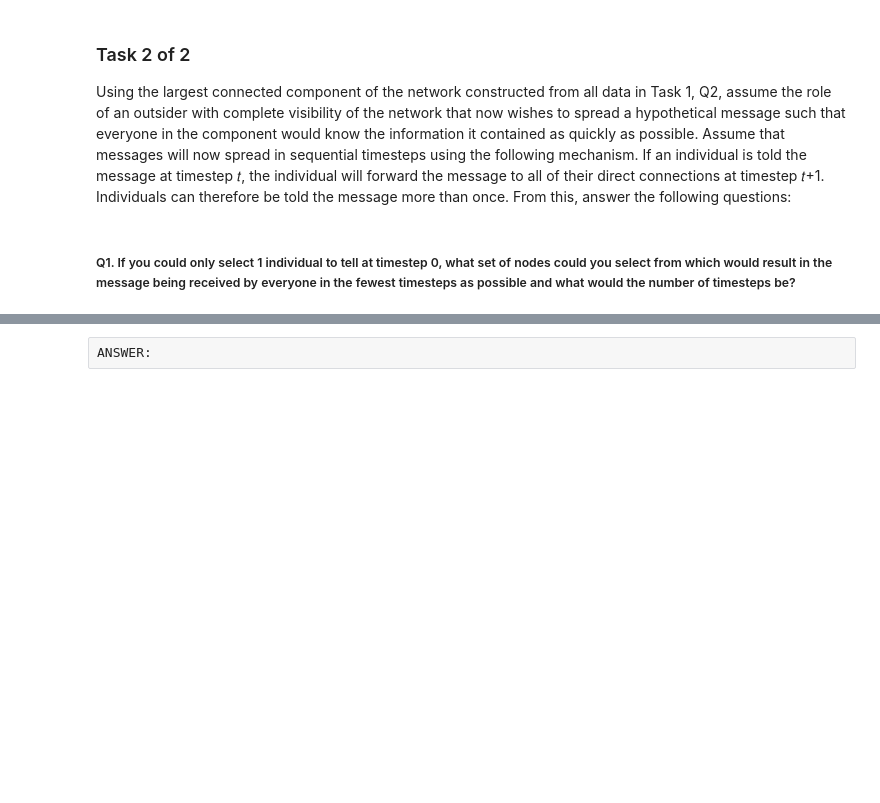
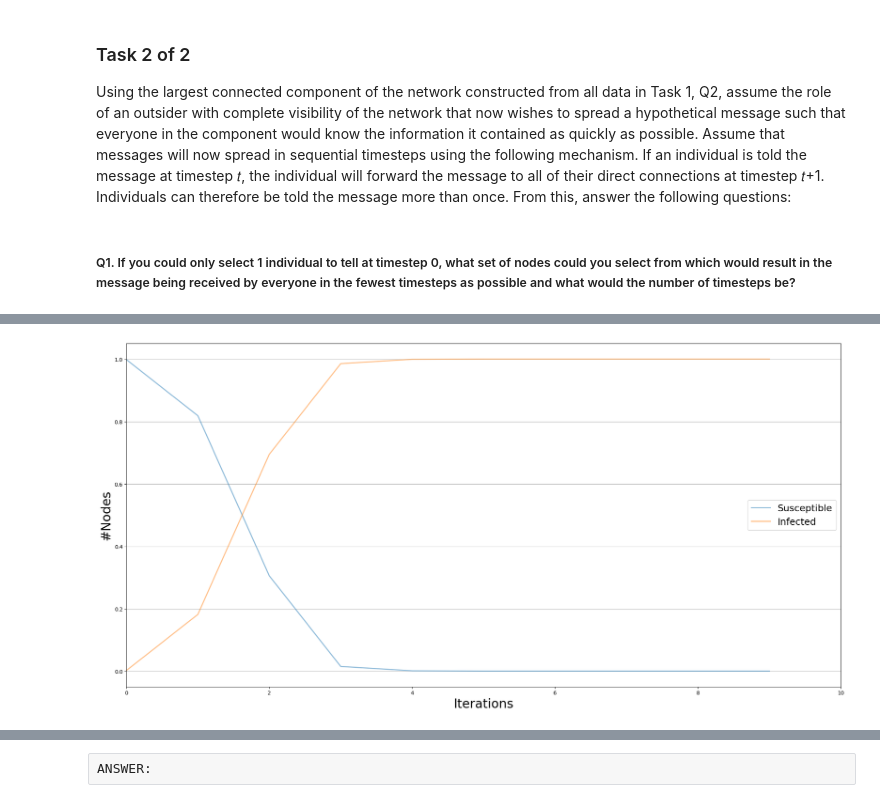
Before and after one commit to C56519/CMT224, a Jupyter notebook: coursework/part-3.ipynb, the cells around one changed output, grey strips where cells are left out. Cells and saved outputs as stored; diff of their text form; code cells hidden in the pictures; blank space fills up the shorter version.

```diff
--- a/coursework/part-3.ipynb
+++ b/coursework/part-3.ipynb
@@ -238,3 +271,89 @@ Using the largest connected component of the network constructed from all data i
 ##### Q1. If you could only select 1 individual to tell at timestep 0, what set of nodes could you select from which would result in the message being received by everyone in the fewest timesteps as possible and what would the number of timesteps be?
 # %%
 #CODE:
+# 选出一个节点，使得从该节点传播，最短时间传播到网络中的所有人
+# 选初始点指标，紧密中心性，建立紧密中心性从大到小序列
+closeness_centrality = sorted(
+    [(node[0], node[1]) for node in nx.closeness_centrality(lcc_subgraph).items()],
+    key=operator.itemgetter(1),
+    reverse=True
+)
+# 输出前五个
+for node, centrality in closeness_centrality[:10]:
+    print(f"Node: {node}   Closeness Centrality: {centrality:.2f}")
+
+# 函数：传播模型
+def runSIModelOnANetwork(G, rate, iterations, initial_infected=None, fraction_infected=None, model_seed=1):
+    # 传播模型
+    model = ep.SIModel(G, seed=model_seed)
+
+    # 配置模型
+    # 创建模型配置项
+    model_configuration = mc.Configuration()
+    # 设置一个节点将信息告知其连接/邻居的几率
+    model_configuration.add_model_parameter('beta', rate) # Probability between 0..1 (0..100%)
+    # 对模型执行n次迭代来模拟传播，并存储结果
+    if initial_infected is not None:
+        model_configuration.add_model_initial_configuration("Infected", initial_infected)
+    else:
+        model_configuration.add_model_parameter("fraction_infected", fraction_infected)
+    model.set_initial_status(model_configuration)
+    iterations = model.iteration_bunch(iterations)
+    return model, iterations
+
+# 函数：评估模型
+def evaluateModel(network, model, iterations, threshold):
+
+    # 绘制传播曲线
+    trends = model.build_trends(iterations)
+    viz = DiffusionTrend(model, trends)
+    viz.plot()
+
+    # 输出传播动态
+    results = calculate_iterations_to_reach_threshold(
+        trends,
+        network.number_of_nodes(),
+        threshold,
+        True
+    )
+    print(f"Threshold met = {results[0][0]} after {results[0][1]} iterations from the initial iteration")
+
+# 输出传播动态
+def calculate_iterations_to_reach_threshold(trends, number_of_nodes, threshold, verbose=False):
+    threshold_as_number_of_nodes = (number_of_nodes*threshold)
+    iteration_counts_per_simulation = []
+    for simulation in trends:
+        number_infected_per_iteration = simulation["trends"]["node_count"][1]
+        threshold_met = False
+        iteration_count = 0
+        for iteration, number_infected in enumerate(number_infected_per_iteration):
+            if verbose:
+                print(f"Iteration: {iteration}    Number infected: {number_infected}    ({(number_infected / number_of_nodes)})")
+            if number_infected < threshold_as_number_of_nodes:
+                iteration_count += 1
+            else:
+                threshold_met = True
+                break
+        iteration_counts_per_simulation.append((threshold_met, iteration_count))
+    return iteration_counts_per_simulation
+
+# 运行
+network = lcc_subgraph
+information_spreading_rate = 1
+number_of_iterations = 10
+initial_infected_node = closeness_centrality[0]
+eva_threshold = 1.0
+
+model, interations = runSIModelOnANetwork(
+    network,
+    information_spreading_rate,
+    number_of_iterations,
+    initial_infected=initial_infected_node
+)
+evaluateModel(
+    network,
+    model,
+    interations,
+    eva_threshold
+)
+# %% [output]
@@ -240,0 +370 @@ Using the largest connected component of the network constructed from all data i
+[figure, added]
```
Also changed, not shown: parts of 6 cells of this notebook, 2 other files.
